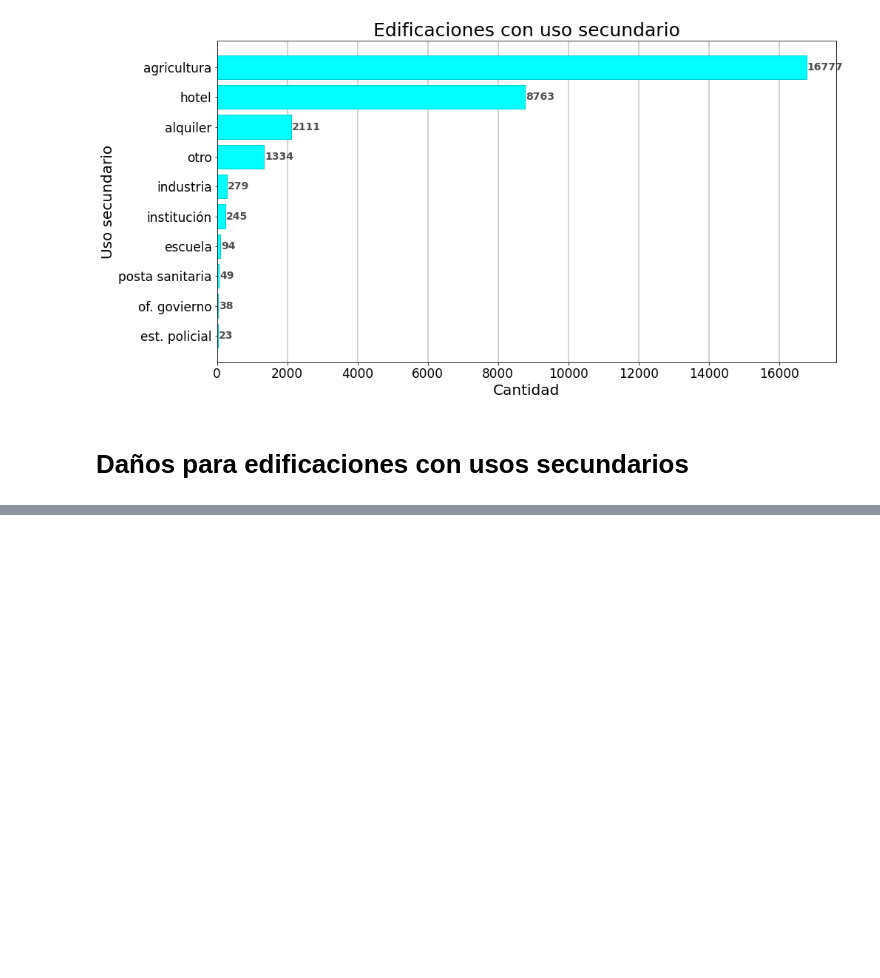
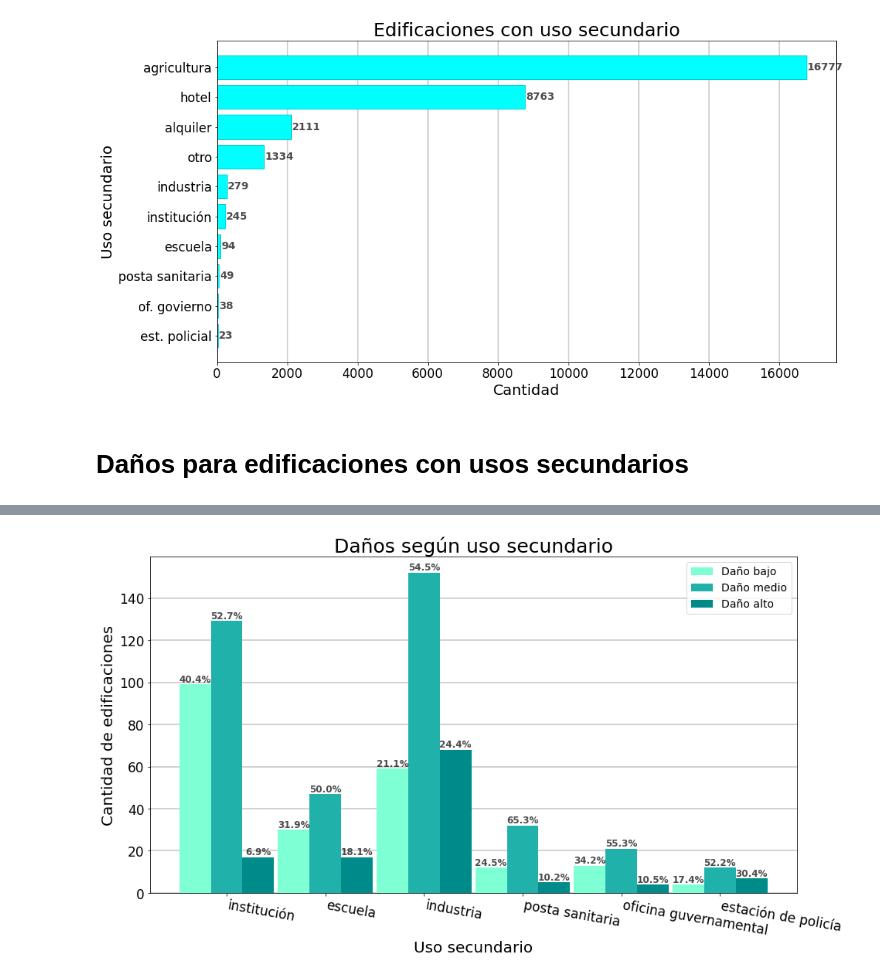
Before and after one commit to ffelfis/OrgaDatosTPs, a Jupyter notebook: TP1/nb_facundo.ipynb, the cells around one changed output, grey strips where cells are left out. Saved outputs shown, nothing was run; the diff lists cells and outputs as text; code cells hidden in the pictures; blank space fills up the shorter version.

```diff
--- a/TP1/nb_facundo.ipynb
+++ b/TP1/nb_facundo.ipynb
@@ -1949,0 +2036,3 @@ df_dmg_by_sec_use
+# %%
+df_dmg_by_sec_use_b = df_dmg_by_sec_use.drop([0,1,2,9]).copy()
+df_dmg_by_sec_use_b
@@ -1949,0 +2047,40 @@ df_dmg_by_sec_use
+# %%
+fig,ax = plt.subplots(figsize=(15,8))
+labels = df_dmg_by_sec_use_b['type']
+x = np.arange(len(labels))
+width = 0.32
+
+bar1 = ax.bar(x - width, df_dmg_by_sec_use_b['cant_low_dmg'], width,\
+              label='Daño bajo', color='aquamarine')
+bar2 = ax.bar(x , df_dmg_by_sec_use_b['cant_med_dmg'], width,\
+              label='Daño medio', color='lightseagreen')
+bar3 = ax.bar(x + width, df_dmg_by_sec_use_b['cant_hig_dmg'], width,\
+              label='Daño alto', color='darkcyan')
+
+ax.set_title('Daños según uso secundario', fontsize=25)
+ax.set_ylabel('Cantidad de edificaciones', fontsize=20)
+ax.set_xlabel('Uso secundario', fontsize=20)
+ax.set_xticks(x)
+ax.set_xticklabels(labels)
+
+plt.xticks(fontsize=17, rotation=-10, ha='left')
+plt.yticks(fontsize=17)
+plt.legend(fontsize=14)
+
+plt.grid(axis='y', linewidth=2, color='lightgray')
+ax.set_axisbelow(True)
+
+# Proporciones
+ax.bar_label(bar1, labels=df_dmg_by_sec_use_b['p_low'].astype('str')+'%', \
+             label_type='edge', color='black', fontsize=12, \
+             fontweight='bold', rotation=0, alpha=0.7)
+ax.bar_label(bar2, labels=df_dmg_by_sec_use_b['p_med'].astype('str')+'%', \
+             label_type='edge', color='black', fontsize=12, padding=0, \
+             fontweight='bold', rotation=0, alpha=0.7)
+ax.bar_label(bar3, labels=df_dmg_by_sec_use_b['p_hig'].astype('str')+'%', \
+             label_type='edge', color='black', fontsize=12, \
+             fontweight='bold', rotation=0, alpha=0.7)
+
+plt.show()
+# %% [output]
+[figure, added]
```
Also changed, not shown: parts of 9 cells of this notebook.
